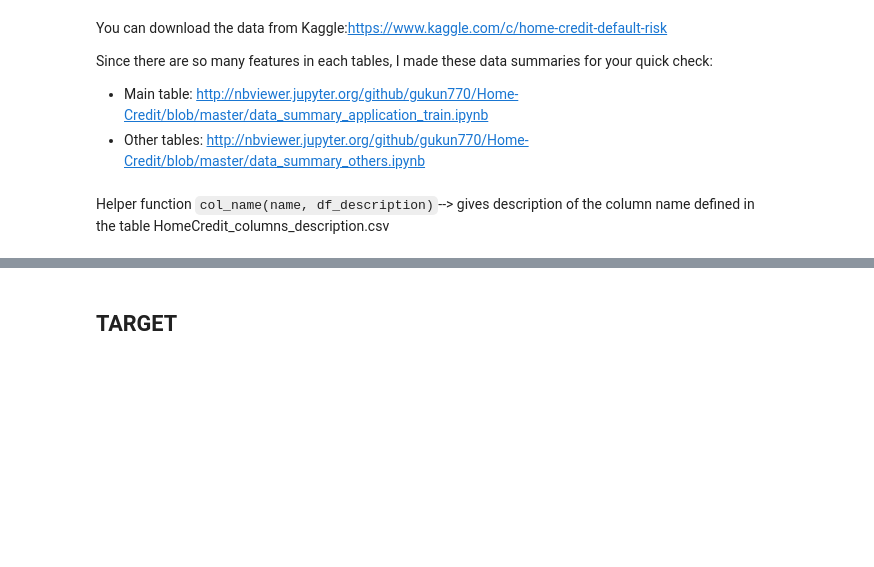
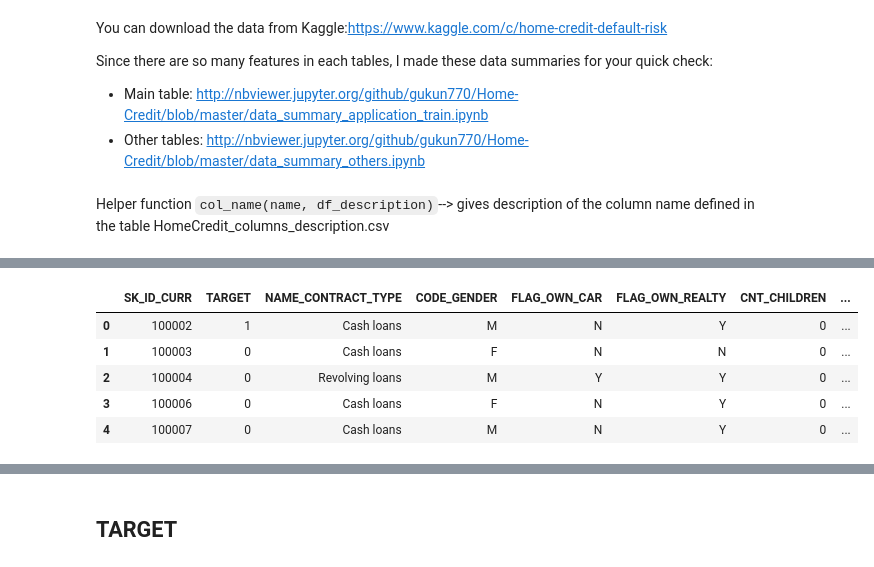
Before and after one commit to gukun770/Home-Credit, a Jupyter notebook: Home Credit Default Risk-Part 2.ipynb, the cells around one changed output, grey strips where cells are left out. Saved outputs shown, nothing was run; the diff lists cells and outputs as text; code cells hidden in the pictures; blank space fills up the shorter version.

Commit message:
Home credit 2

```diff
--- a/Home Credit Default Risk-Part 2.ipynb
+++ b/Home Credit Default Risk-Part 2.ipynb
@@ -159,0 +86,10 @@ missing_application_train_data.head(20)
+# %%
+df_previous = previous_application.groupby('SK_ID_CURR').median()
+df_previous.rename(columns={'AMT_GOODS_PRICE':'previous_AMT_GOODS_PRICE','AMT_CREDIT':'previous_AMT_CREDIT',
+                            'AMT_ANNUITY':'previous_AMT_ANNUITY'}, inplace=True)
+df_train = pd.merge(df_train, df_previous, how='left', left_on='SK_ID_CURR', right_index=True)
+df_test = pd.merge(df_test, df_previous, how='left', left_on='SK_ID_CURR', right_index=True)
+# %%
+df_pos = POS.groupby('SK_ID_CURR').mean()
+df_train = pd.merge(df_train, df_pos, how='left', left_on='SK_ID_CURR', right_index=True)
+df_test = pd.merge(df_test, df_pos, how='left', left_on='SK_ID_CURR', right_index=True)
@@ -159,0 +159,36 @@ missing_application_train_data.head(20)
+# %%
+installments['payment_day_missed']=(installments.DAYS_ENTRY_PAYMENT>installments.DAYS_INSTALMENT)*1
+installments['payment_day_missed_amt']=installments.DAYS_ENTRY_PAYMENT-installments.DAYS_INSTALMENT
+
+installments['payment_missed']=(installments.AMT_INSTALMENT>installments.AMT_PAYMENT)*1
+installments['payment_missed_amt']=installments.AMT_INSTALMENT-installments.AMT_PAYMENT
+
+df_installments = installments.groupby('SK_ID_CURR').agg({'payment_day_missed':['sum','mean'],
+                                  'payment_day_missed_amt':['mean','min'],'payment_missed':['sum','mean'],
+                                   'payment_missed_amt':['mean','max'],
+                                  'NUM_INSTALMENT_NUMBER':'mean'})
+columns=[('payment_day_missed','payment_day_missed_sum'),('payment_day_missed','payment_day_missed_mean'),
+         ('payment_day_missed_amt','payment_day_missed_amt_mean'),('payment_day_missed_amt','payment_day_missed_amt_max'),
+         ('payment_missed','payment_missed_sum'),('payment_missed','payment_missed_mean'),
+         ('payment_missed_amt','payment_missed_amt_mean'),('payment_missed_amt','payment_missed_amt_max'),
+         ('NUM_INSTALMENT_NUMBER','NUM_INSTALMENT_NUMBER_mean')]
+df_installments.columns=pd.MultiIndex.from_tuples(columns)
+df_installments.columns = df_installments.columns.droplevel()
+df_train = pd.merge(df_train, df_installments, how='left', left_on='SK_ID_CURR', right_index=True)
+df_test = pd.merge(df_test, df_installments, how='left', left_on='SK_ID_CURR', right_index=True)
+# %%
+ccb['pct_balance_limit'] = (ccb['AMT_BALANCE']+1)/(ccb['AMT_CREDIT_LIMIT_ACTUAL']+1)
+ccb['pct_AMT_INST_TOTAL'] = (ccb['AMT_INST_MIN_REGULARITY']+1)/(ccb['AMT_PAYMENT_TOTAL_CURRENT']+1)
+df_ccb = ccb.groupby('SK_ID_CURR').mean()
+df_ccb.rename(columns={'MONTHS_BALANCE':'ccb_MONTHS_BALANCE','SK_DPD_DEF':'ccb_SK_DPD_DEF','SK_DPD':'ccb_SK_DPD'}, inplace=True)
+df_train = pd.merge(df_train, df_ccb, how='left', left_on='SK_ID_CURR', right_index=True)
+df_test = pd.merge(df_test, df_ccb, how='left', left_on='SK_ID_CURR', right_index=True)
+# %%
+df_train.head()
+# %% [output]
+|  | SK_ID_CURR | TARGET | NAME_CONTRACT_TYPE | CODE_GENDER | FLAG_OWN_CAR | FLAG_OWN_REALTY | CNT_CHILDREN | ... |
+| 0 | 100002 | 1 | Cash loans | M | N | Y | 0 | ... |
+| 1 | 100003 | 0 | Cash loans | F | N | N | 0 | ... |
+| 2 | 100004 | 0 | Revolving loans | M | Y | Y | 0 | ... |
+| 3 | 100006 | 0 | Cash loans | F | N | Y | 0 | ... |
+| 4 | 100007 | 0 | Cash loans | M | N | Y | 0 | ... |
```
Also changed, not shown: parts of 103 cells of this notebook, 5 other files.
